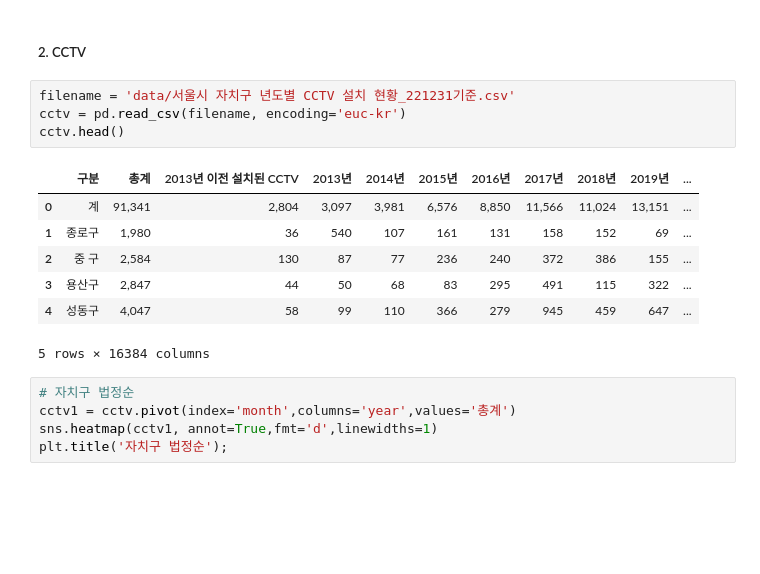
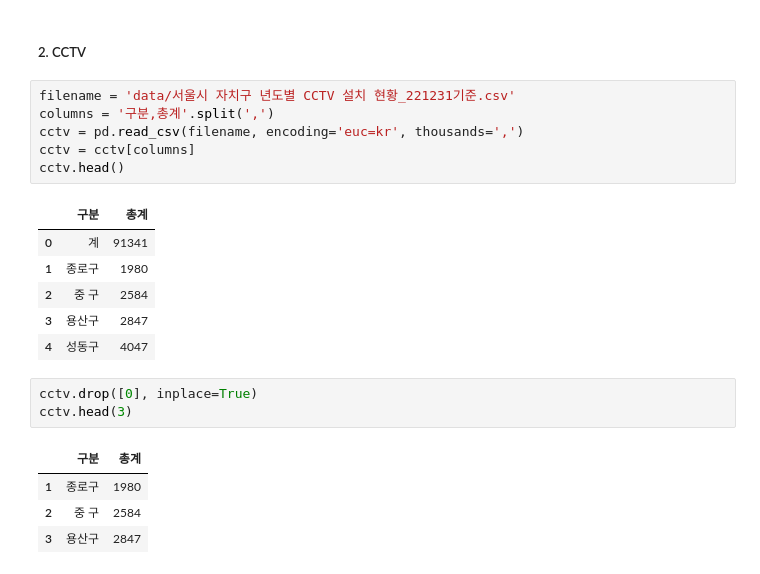
Before and after one commit to dohymy/03.-DataAnalysis-Lecture-2023-04, a Jupyter notebook: 03.시각화/연습문제(04.19).ipynb, the cells around one changed output. Saved outputs shown, nothing was run; the diff lists cells and outputs as text; blank space fills up the shorter version.

```diff
--- a/03.시각화/연습문제(04.19).ipynb
+++ b/03.시각화/연습문제(04.19).ipynb
@@ -54,18 +54,22 @@ plt.show()
 ##### 2. CCTV
 # %%
 filename = 'data/서울시 자치구 년도별 CCTV 설치 현황_221231기준.csv'
-cctv = pd.read_csv(filename, encoding='euc-kr')
+columns = '구분,총계'.split(',')
+cctv = pd.read_csv(filename, encoding='euc=kr', thousands=',')
+cctv = cctv[columns]
 cctv.head()
 # %% [output]
-|  | 구분 | 총계 | 2013년 이전 설치된 CCTV | 2013년 | 2014년 | 2015년 | 2016년 | 2017년 | 2018년 | 2019년 | ... |
-| 0 | 계 | 91,341 | 2,804 | 3,097 | 3,981 | 6,576 | 8,850 | 11,566 | 11,024 | 13,151 | ... |
-| 1 | 종로구 | 1,980 | 36 | 540 | 107 | 161 | 131 | 158 | 152 | 69 | ... |
-| 2 | 중 구 | 2,584 | 130 | 87 | 77 | 236 | 240 | 372 | 386 | 155 | ... |
-| 3 | 용산구 | 2,847 | 44 | 50 | 68 | 83 | 295 | 491 | 115 | 322 | ... |
-| 4 | 성동구 | 4,047 | 58 | 99 | 110 | 366 | 279 | 945 | 459 | 647 | ... |
+|  | 구분 | 총계 |
+| 0 | 계 | 91341 |
+| 1 | 종로구 | 1980 |
+| 2 | 중 구 | 2584 |
+| 3 | 용산구 | 2847 |
+| 4 | 성동구 | 4047 |
-5 rows × 16384 columns
-# %%
-# 자치구 법정순
-cctv1 = cctv.pivot(index='month',columns='year',values='총계')
-sns.heatmap(cctv1, annot=True,fmt='d',linewidths=1)
-plt.title('자치구 법정순');
+# %%
+cctv.drop([0], inplace=True)
+cctv.head(3)
+# %% [output]
+|  | 구분 | 총계 |
+| 1 | 종로구 | 1980 |
+| 2 | 중 구 | 2584 |
+| 3 | 용산구 | 2847 |
```
Also changed, not shown: parts of 7 cells of this notebook.
